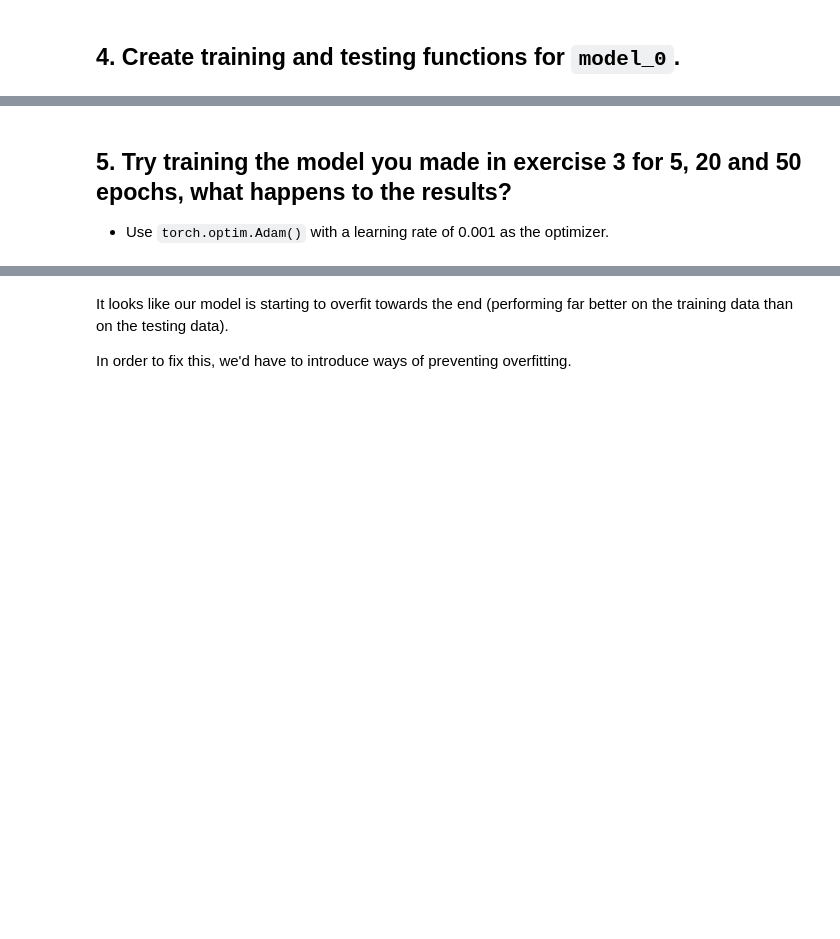
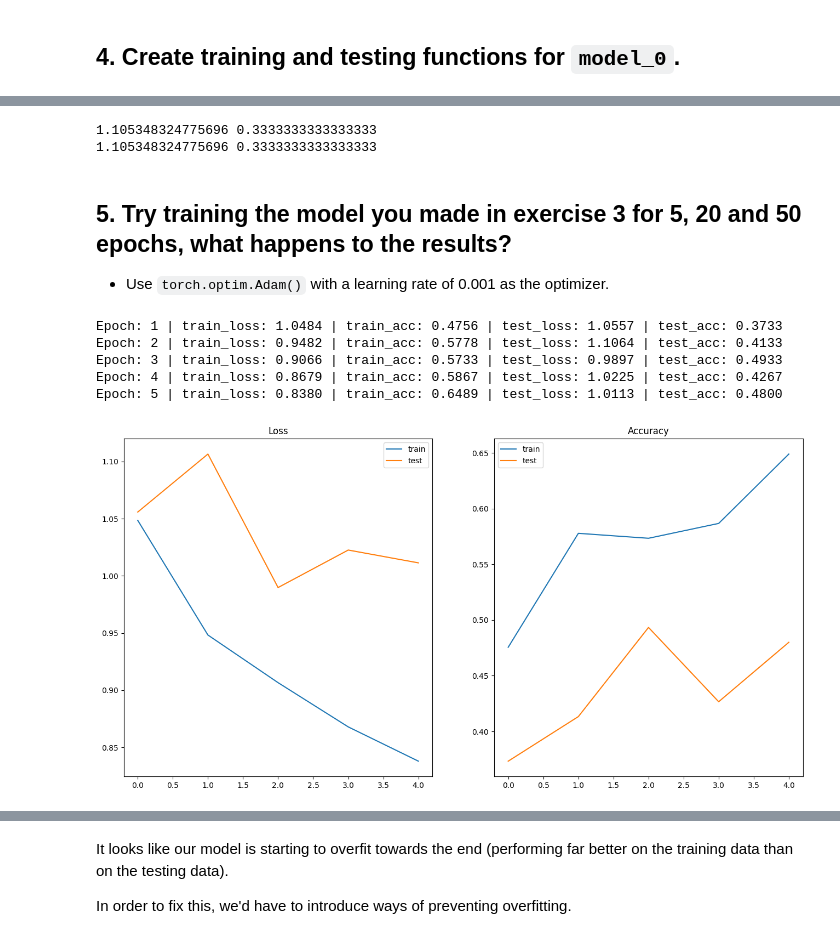
Before and after one commit to KonradGonrad/PyTorch-deep-learning, a Jupyter notebook: extras/exercises/04_pytorch_custom_datasets_exercises.ipynb, the cells around one changed output, grey strips where cells are left out. Cells and saved outputs as stored; diff of their text form; code cells hidden in the pictures; blank space fills up the shorter version.

```diff
--- a/extras/exercises/04_pytorch_custom_datasets_exercises.ipynb
+++ b/extras/exercises/04_pytorch_custom_datasets_exercises.ipynb
@@ -286,3 +399,13 @@ def test_step(model: torch.nn.Module,
+# %%
+for i in range(2):
+  l, a = test_step(model_0,
+            dataloader=test_dataloader,
+            loss_fn=nn.CrossEntropyLoss(),
+            device='cpu')
+  print(l, a)
+# %% [output]
+1.105348324775696 0.3333333333333333
+1.105348324775696 0.3333333333333333
 # %%
 from tqdm.auto import tqdm
 
@@ -290,6 +413,7 @@ def train(model: torch.nn.Module,
           train_dataloader: torch.utils.data.DataLoader,
           test_dataloader: torch.utils.data.DataLoader,
           optimizer: torch.optim.Optimizer,
+          device: torch.device,
           loss_fn: torch.nn.Module = nn.CrossEntropyLoss(),
           epochs: int = 5):
 
@@ -305,11 +429,14 @@ def train(model: torch.nn.Module,
     train_loss, train_acc = train_step(model=model,
                                        dataloader=train_dataloader,
                                        loss_fn=loss_fn,
-                                       optimizer=optimizer)
+                                       optimizer=optimizer,
+                                       device=device)
     # Test step
     test_loss, test_acc = test_step(model=model,
                                     dataloader=test_dataloader,
-                                    loss_fn=loss_fn)
+                                    loss_fn=loss_fn,
+                                    device=device
+                                    )
 
     # Print out what's happening
     print(f"Epoch: {epoch+1} | "
@@ -331,11 +486,36 @@ def train(model: torch.nn.Module,
 ## 5. Try training the model you made in exercise 3 for 5, 20 and 50 epochs, what happens to the results?
 * Use `torch.optim.Adam()` with a learning rate of 0.001 as the optimizer.
 # %%
+# Fresh model
+model_01 = TinyVGG(input_channels = 3,
+                  hidden_channels=10,
+                  output_channels=len(class_names))
+
 # Train for 5 epochs
 torch.manual_seed(42)
 torch.cuda.manual_seed(42)
 
 loss_fn = nn.CrossEntropyLoss()
 optimizer = torch.optim.Adam(#TODO,
+                             params=model_01.parameters(),
                              lr=0.001)
+
+EPOCHS = 5
+
+model_0_5e = train(model=model_01,
+                   train_dataloader=train_dataloader,
+                   test_dataloader=test_dataloader,
+                   optimizer=optimizer,
+                   loss_fn=loss_fn,
+                   device='cpu',
+                   epochs=EPOCHS)
+
+plot_results(model_0_5e)
+# %% [output]
+Epoch: 1 | train_loss: 1.0484 | train_acc: 0.4756 | test_loss: 1.0557 | test_acc: 0.3733
+Epoch: 2 | train_loss: 0.9482 | train_acc: 0.5778 | test_loss: 1.1064 | test_acc: 0.4133
+Epoch: 3 | train_loss: 0.9066 | train_acc: 0.5733 | test_loss: 0.9897 | test_acc: 0.4933
+Epoch: 4 | train_loss: 0.8679 | train_acc: 0.5867 | test_loss: 1.0225 | test_acc: 0.4267
+Epoch: 5 | train_loss: 0.8380 | train_acc: 0.6489 | test_loss: 1.0113 | test_acc: 0.4800
+[figure, added]
 # %%
```
Also changed, not shown: parts of 21 cells of this notebook.
